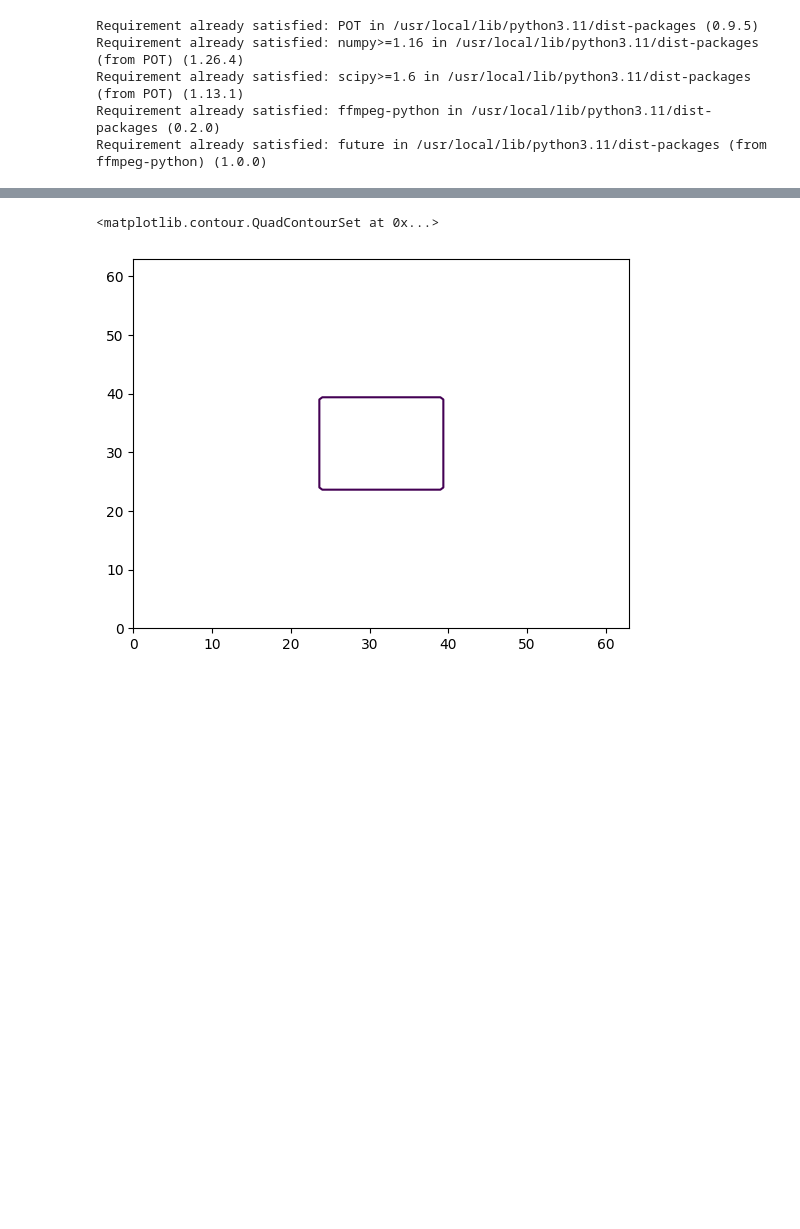
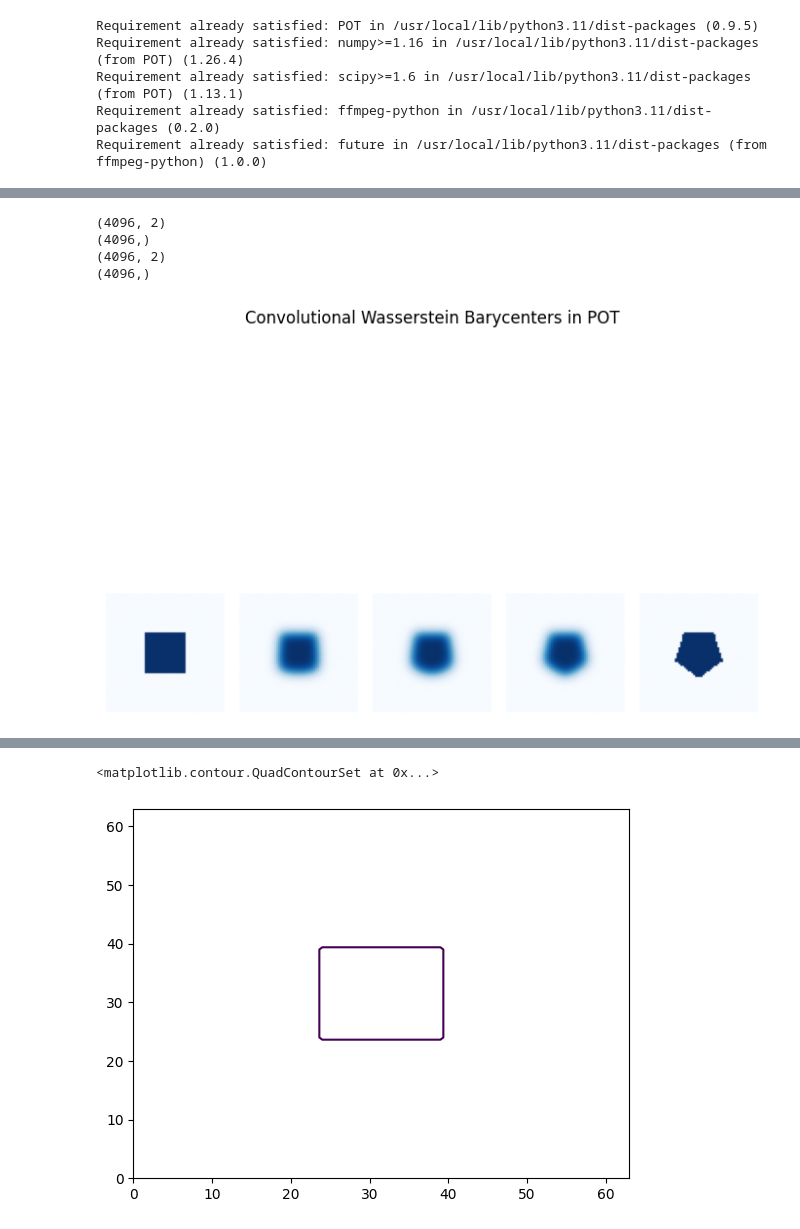
Before and after one commit to Shona173/codes, a Jupyter notebook: Comparing_Bounding_brending_and_linear_brending.ipynb, the cells around one changed output, grey strips where cells are left out. Saved outputs shown, nothing was run; the diff lists cells and outputs as text; code cells hidden in the pictures; blank space fills up the shorter version.

```diff
--- a/Comparing_Bounding_brending_and_linear_brending.ipynb
+++ b/Comparing_Bounding_brending_and_linear_brending.ipynb
@@ -144,3 +163,47 @@ files.download("stb_morphing_translated.mp4")
+# %%
+grid_size = 64
+grid = gen_grid(grid_size,-2.0,2.0)
+
+# f1 and f2 are prob. distribution corresponding to f1 and f2
+f1 = sample_and_normalize(sdf_box, grid, grid_size)
+f2 = sample_and_normalize(sdf_pentagon, grid, grid_size)
+
+A = np.array([f1,f2])
+
+nb_images = 5
+reg = 0.004
+
+v1 = np.array((1, 0))
+v2 = np.array((0, 1))
+
+fig, axes = plt.subplots(1, nb_images, figsize=(7, 7))
+plt.suptitle("Convolutional Wasserstein Barycenters in POT")
+cm = "Blues"
+
+for i in range(nb_images):
+    tx = float(i) / (nb_images - 1)
+
+    weights = (1 - tx) * v1 + tx * v2
+
+    if i == 0:
+        axes[i].imshow(f1, cmap=cm)
+    elif i == (nb_images - 1):
+        axes[i].imshow(f2, cmap=cm)
+    else:
+        # call to barycenter computation
+        axes[i].imshow(
+            ot.bregman.convolutional_barycenter2d(A, reg, weights), cmap=cm
+        )
+    axes[i].axis("off")
+#Optimal Trasport
+plt.tight_layout()
+plt.show()
+# %% [output]
+(4096, 2)
+(4096,)
+(4096, 2)
+(4096,)
+[figure, added]
 # %%
 grid_size = 64
 
```
Also changed, not shown: parts of 5 cells of this notebook.
